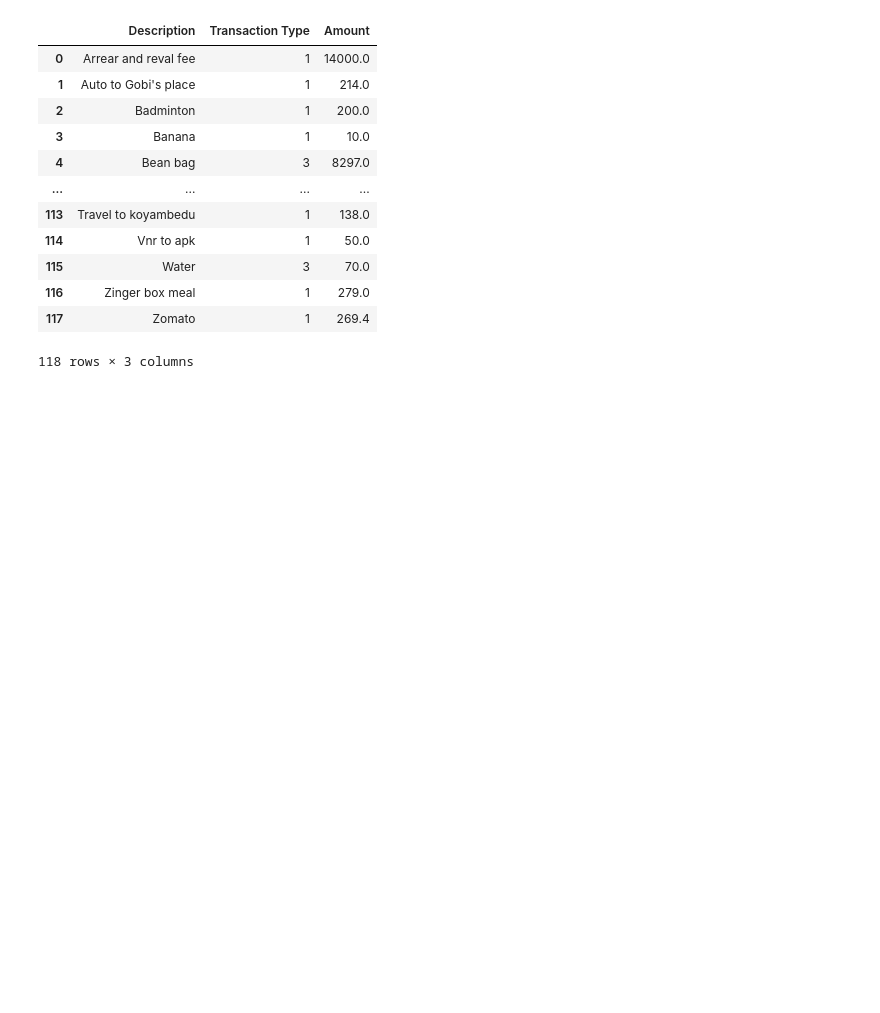
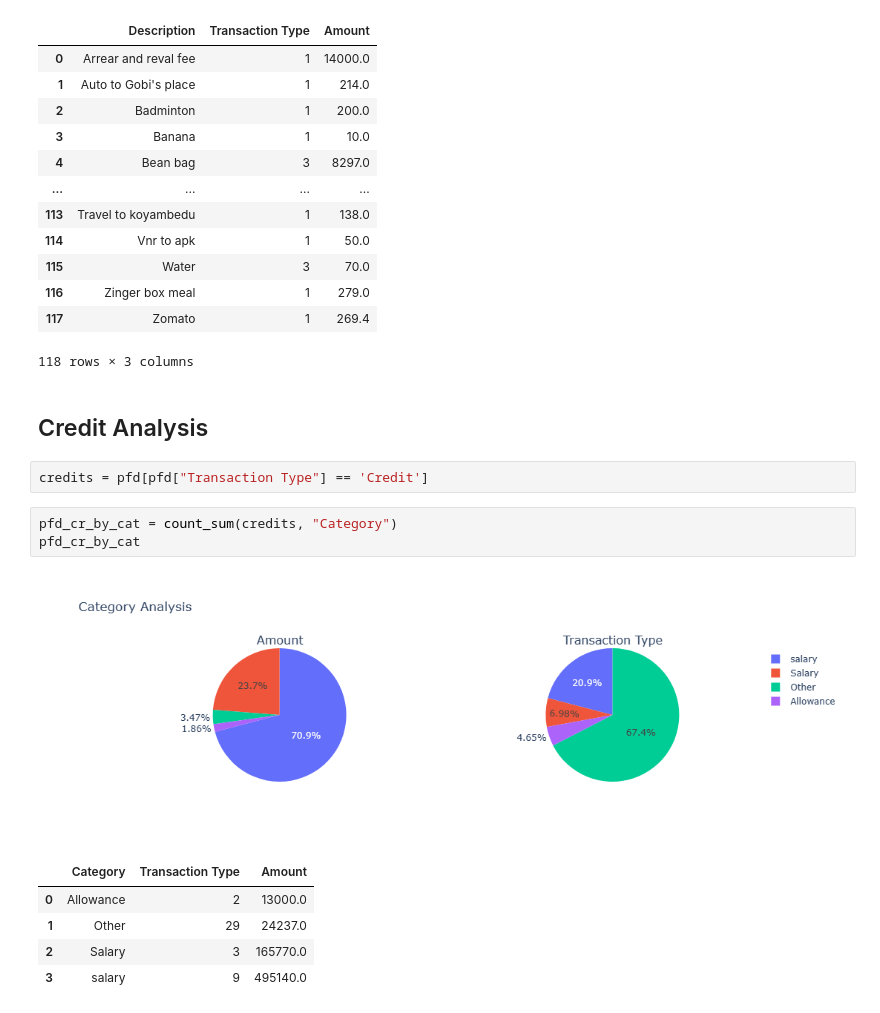
Before and after one commit to Emmalu868/Capstone-Project, a Jupyter notebook: emma_personal_fin.ipynb, the cells around one changed output. Drawn from its saved outputs; the diff is of its cells as text; blank space fills up the shorter version.

```diff
--- a/emma_personal_fin.ipynb
+++ b/emma_personal_fin.ipynb
@@ -161,3 +161,17 @@ pfd_by_payment_way
 | 116 | Zinger box meal | 1 | 279.0 |
 | 117 | Zomato | 1 | 269.4 |
 118 rows × 3 columns
+# %% [markdown]
+## Credit Analysis
+# %%
+credits = pfd[pfd["Transaction Type"] == 'Credit']
+# %%
+pfd_cr_by_cat = count_sum(credits, "Category")
+pfd_cr_by_cat
+# %% [output]
+[figure, added]
+|  | Category | Transaction Type | Amount |
+| 0 | Allowance | 2 | 13000.0 |
+| 1 | Other | 29 | 24237.0 |
+| 2 | Salary | 3 | 165770.0 |
+| 3 | salary | 9 | 495140.0 |
```
